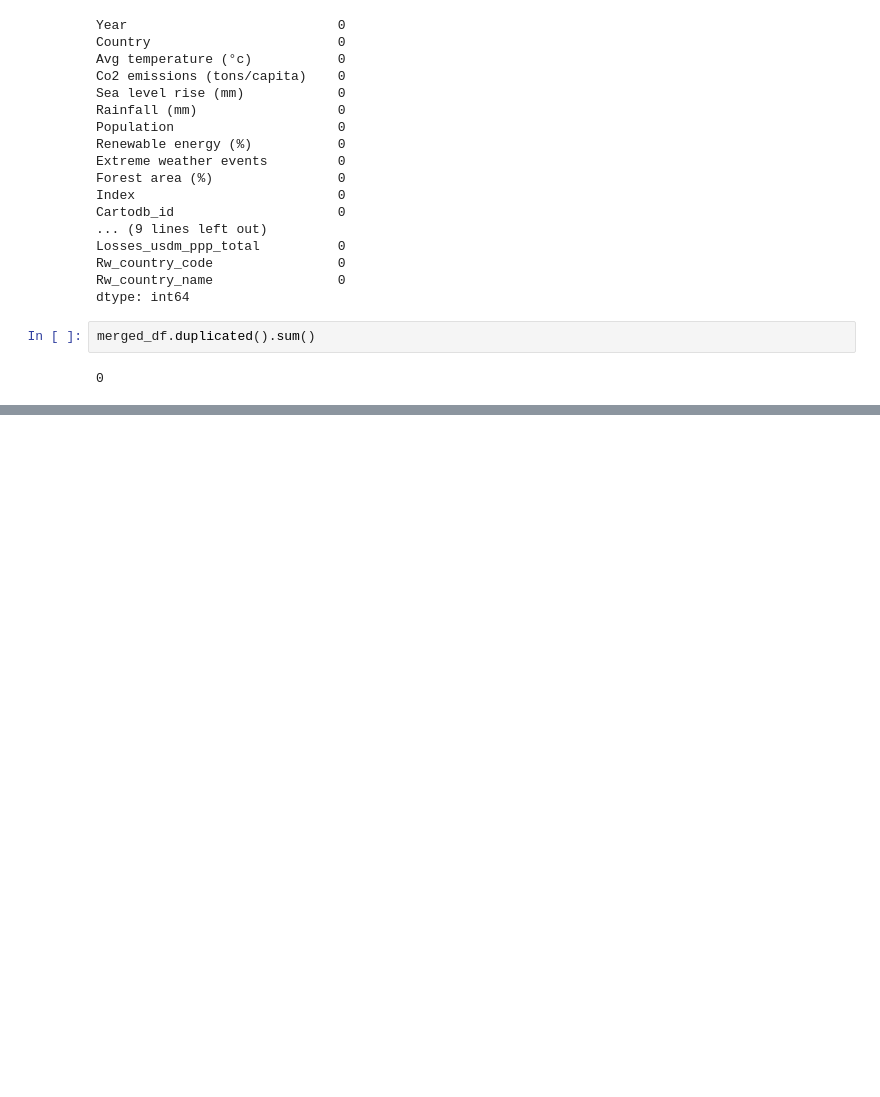
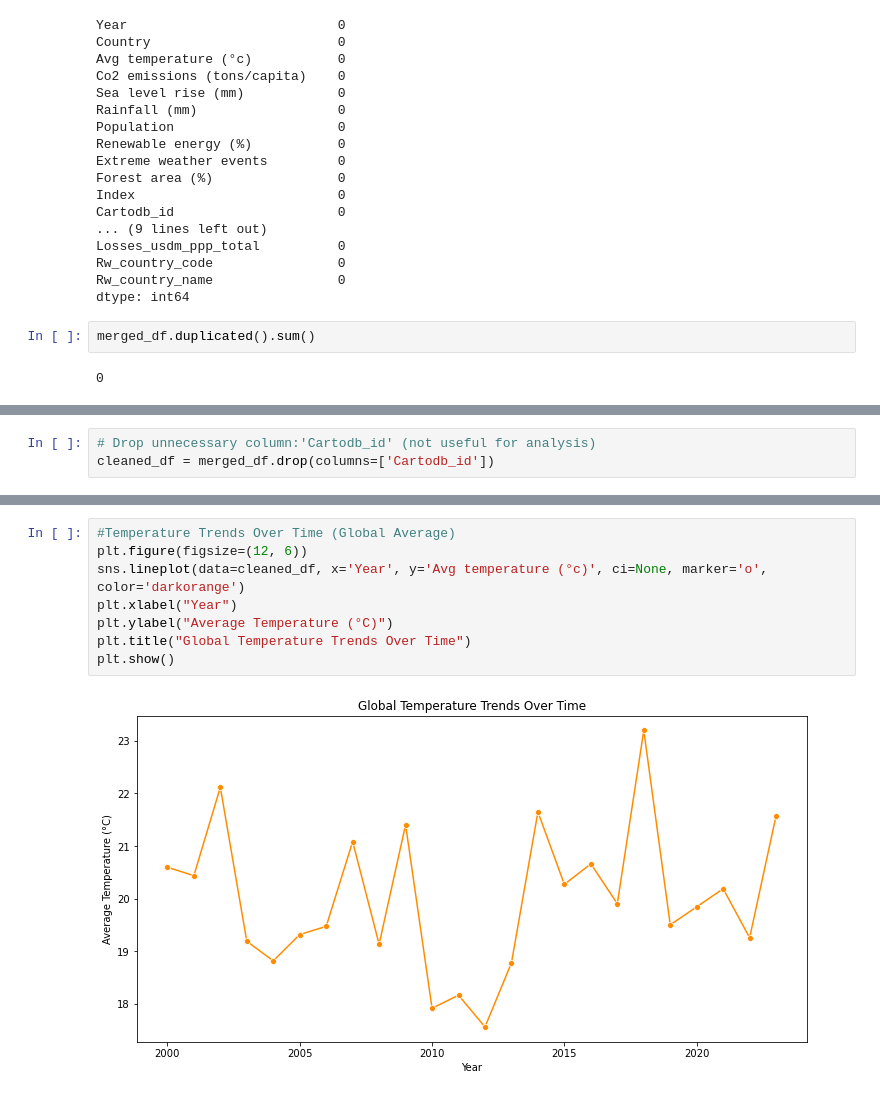
Before and after one commit to Angoye/Capstone-Project---Group-8, a Jupyter notebook: index.ipynb, the cells around one changed output, grey strips where cells are left out. Saved outputs shown, nothing was run; the diff lists cells and outputs as text; blank space fills up the shorter version.

```diff
--- a/index.ipynb
+++ b/index.ipynb
@@ -303,0 +342,3 @@ merged_df.duplicated().sum()
+# %%
+# Drop unnecessary column:'Cartodb_id' (not useful for analysis)
+cleaned_df = merged_df.drop(columns=['Cartodb_id'])
@@ -303,0 +362,10 @@ merged_df.duplicated().sum()
+# %%
+#Temperature Trends Over Time (Global Average)
+plt.figure(figsize=(12, 6))
+sns.lineplot(data=cleaned_df, x='Year', y='Avg temperature (°c)', ci=None, marker='o', color='darkorange')
+plt.xlabel("Year")
+plt.ylabel("Average Temperature (°C)")
+plt.title("Global Temperature Trends Over Time")
+plt.show()
+# %% [output]
+[figure, added]
```
Also changed, not shown: parts of 17 cells of this notebook.
